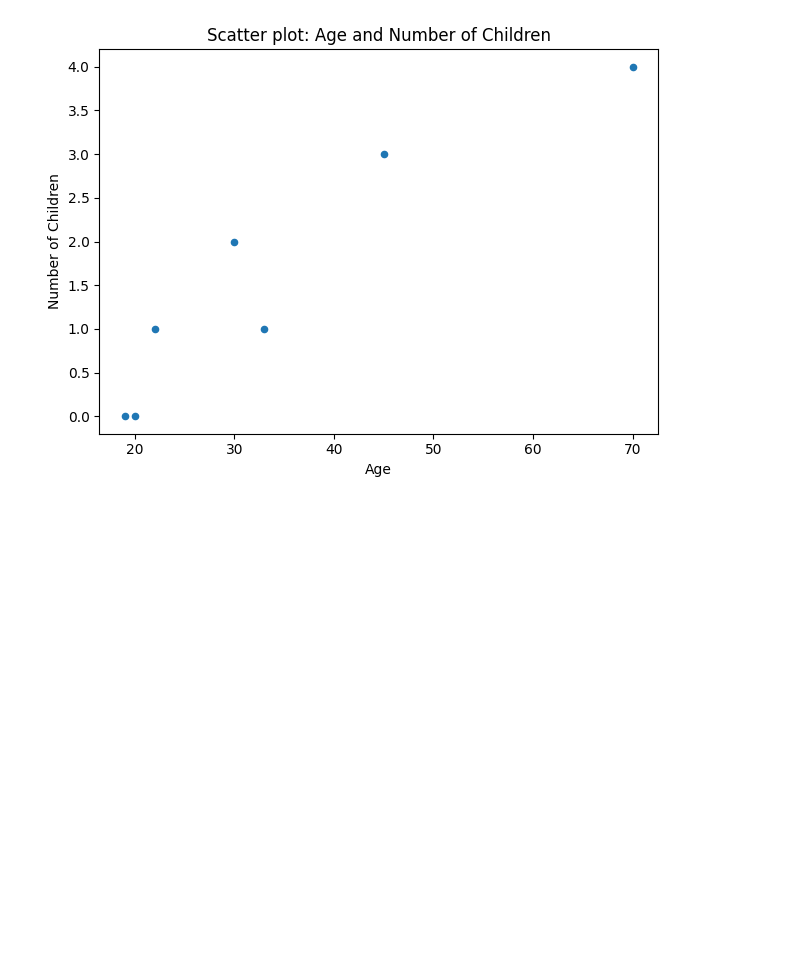
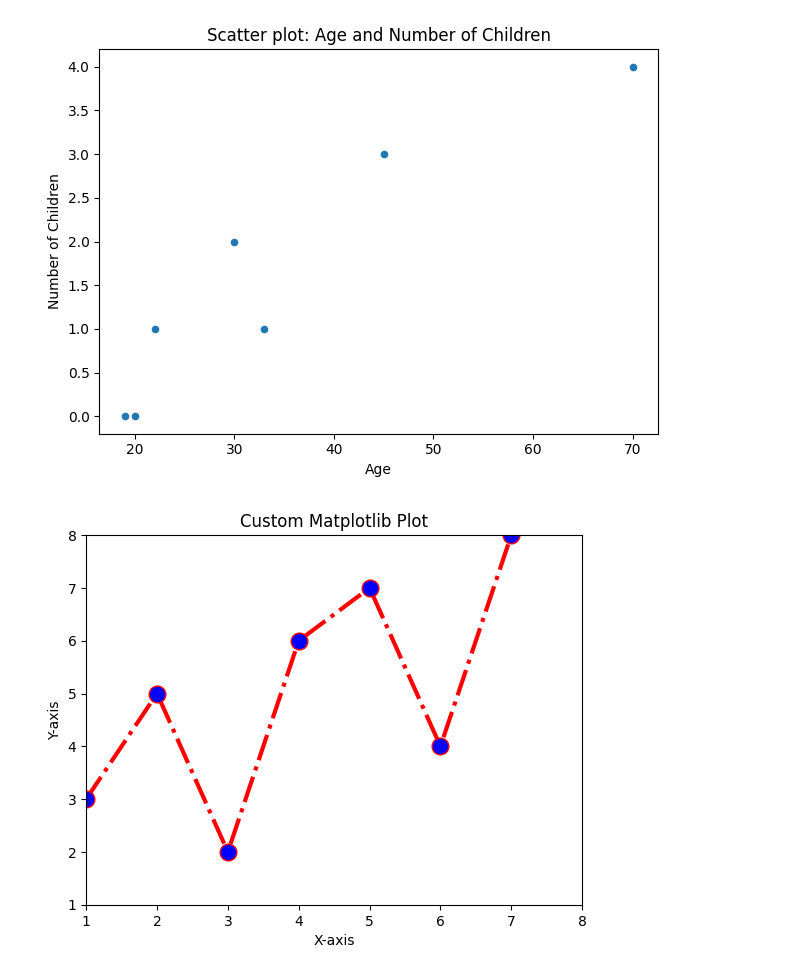
Before and after one commit to NungoEdwin/z01, a Jupyter notebook: Notebook.ipynb, the cells around one changed output. Cells and saved outputs as stored; diff of their text form; code cells hidden in the pictures; blank space fills up the shorter version.

Commit message:
exercise3:matplot1

```diff
--- a/Notebook.ipynb
+++ b/Notebook.ipynb
@@ -53,3 +53,28 @@ plt.tight_layout()
 plt.show()
 # %% [output]
 [figure]
+# %%
+# Exercise 3: Matplotlib 1
+import matplotlib.pyplot as plt
+
+# Example data points (integer coordinates)
+x = [1, 2, 3, 4, 5, 6, 7]
+y = [3, 5, 2, 6, 7, 4, 8]
+
+# Plot with red dashdot line and blue circles
+plt.plot(x, y, color="red", linestyle="dashdot", linewidth=3, marker="o",
+         markerfacecolor="blue", markersize=12)
+
+# Title and axis labels
+plt.title("Custom Matplotlib Plot")
+plt.xlabel("X-axis")
+plt.ylabel("Y-axis")
+
+# Limit axes
+plt.xlim(1, 8)
+plt.ylim(1, 8)
+
+# Show plot
+plt.show()
+# %% [output]
+[figure, added]
```
